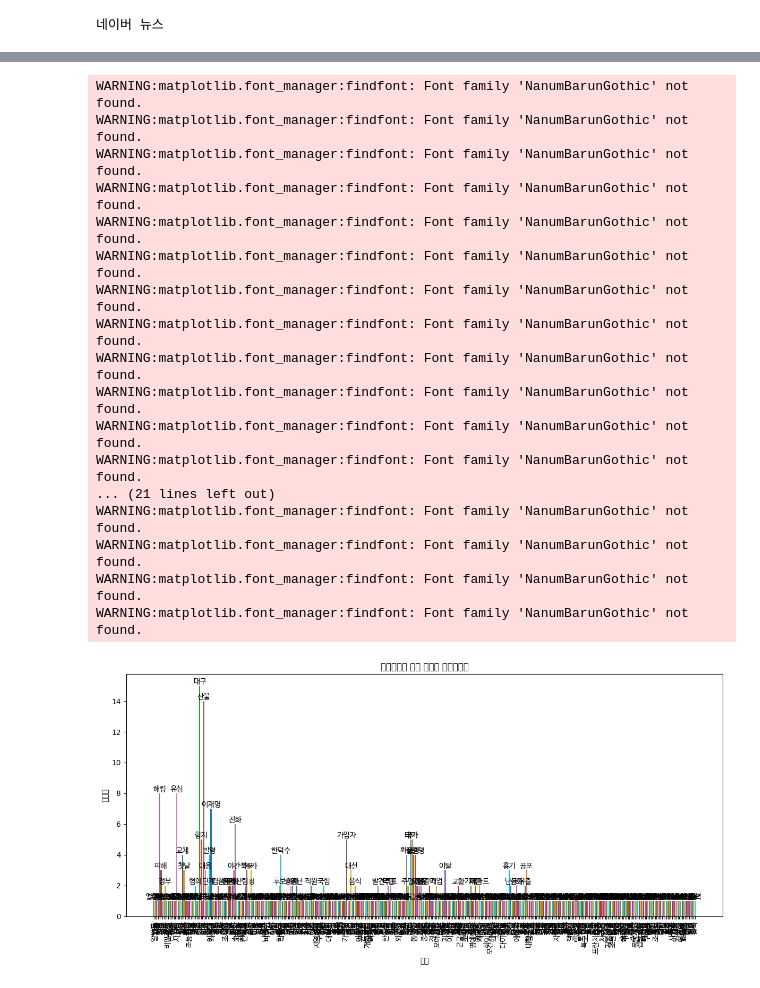
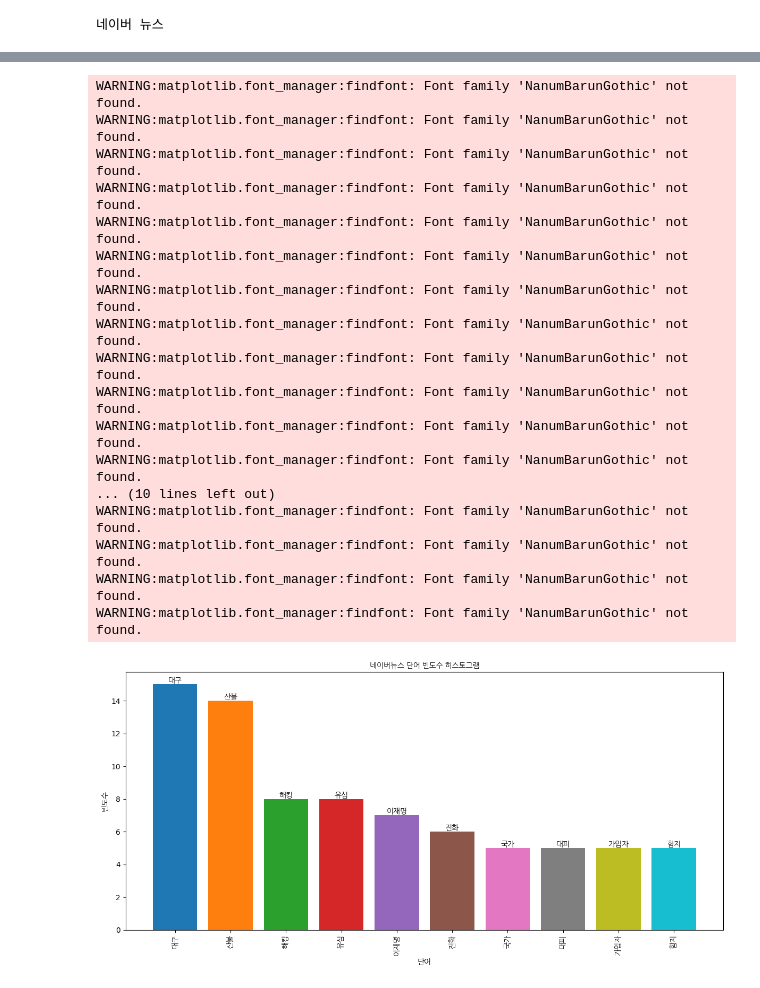
Before and after one commit to junghyun9108/NLP_class, a Jupyter notebook: wordcloud.ipynb, the cells around one changed output, grey strips where cells are left out. Saved outputs shown, nothing was run; the diff lists cells and outputs as text; code cells hidden in the pictures.

```diff
--- a/wordcloud.ipynb
+++ b/wordcloud.ipynb
@@ -105,51 +105,52 @@ plt.show()
 # %%
 
-words = list(counts.keys())
-frequencies = list(counts.values())
+# # 폰트 경로 설정
+font_path = '/usr/share/fonts/truetype/nanum/NanumGothic.ttf'
+fontprop = fm.FontProperties(fname=font_path)
 
-# 폰트 경로 설정
-font_path = '/usr/share/fonts/truetype/nanum/NanumBarunGothic.ttf'
-fontprop = fm.FontProperties(fname=font_path)
+
+# 탑 10 빈도 추출
+top10_counts = counts.most_common(10)  # 빈도수 상위 10개 추출
+words = [word for word, freq in top10_counts]
+frequencies = [freq for word, freq in top10_counts]
 
 # 히스토그램 생성
 plt.figure(figsize=(12, 6))
 
 # 막대 생성 및 텍스트 추가
 for i, (word, frequency) in enumerate(zip(words, frequencies)):
-    bar = plt.bar(i, frequency, label=word)  # 막대 생성
-
-    # 텍스트 객체 생성 및 폰트 설정
+    bar = plt.bar(i, frequency, label=word)
     text = plt.text(
         bar[0].get_x() + bar[0].get_width() / 2,
         bar[0].get_height(),
         word,
         ha='center',
         va='bottom',
         fontproperties=fontprop
     )
 
-plt.title('네이버뉴스 단어 빈도수 히스토그램')
-plt.xlabel('단어')
-plt.ylabel('빈도수')
-plt.xticks(range(len(words)), words, rotation=90, fontproperties=fontprop)  # x축 눈금 레이블에 폰트 설정
+plt.title('네이버뉴스 단어 빈도수 히스토그램', fontproperties=fontprop)
+plt.xlabel('단어', fontproperties=fontprop)
+plt.ylabel('빈도수', fontproperties=fontprop)
+plt.xticks(range(len(words)), words, rotation=90 , fontproperties=fontprop)  # x축 눈금 레이블에 폰트 설정
 plt.tight_layout()
 plt.show()
 # %% [output]
 WARNING:matplotlib.font_manager:findfont: Font family 'NanumBarunGothic' not found.
 WARNING:matplotlib.font_manager:findfont: Font family 'NanumBarunGothic' not found.
 WARNING:matplotlib.font_manager:findfont: Font family 'NanumBarunGothic' not found.
 WARNING:matplotlib.font_manager:findfont: Font family 'NanumBarunGothic' not found.
 WARNING:matplotlib.font_manager:findfont: Font family 'NanumBarunGothic' not found.
 WARNING:matplotlib.font_manager:findfont: Font family 'NanumBarunGothic' not found.
 WARNING:matplotlib.font_manager:findfont: Font family 'NanumBarunGothic' not found.
 WARNING:matplotlib.font_manager:findfont: Font family 'NanumBarunGothic' not found.
 WARNING:matplotlib.font_manager:findfont: Font family 'NanumBarunGothic' not found.
 WARNING:matplotlib.font_manager:findfont: Font family 'NanumBarunGothic' not found.
 WARNING:matplotlib.font_manager:findfont: Font family 'NanumBarunGothic' not found.
 WARNING:matplotlib.font_manager:findfont: Font family 'NanumBarunGothic' not found.
-... (21 lines left out)
+... (10 lines left out)
 WARNING:matplotlib.font_manager:findfont: Font family 'NanumBarunGothic' not found.
 WARNING:matplotlib.font_manager:findfont: Font family 'NanumBarunGothic' not found.
 WARNING:matplotlib.font_manager:findfont: Font family 'NanumBarunGothic' not found.
 WARNING:matplotlib.font_manager:findfont: Font family 'NanumBarunGothic' not found.
-[figure, old version]
+[figure, new version]
```
Also changed, not shown: parts of 2 cells of this notebook.
